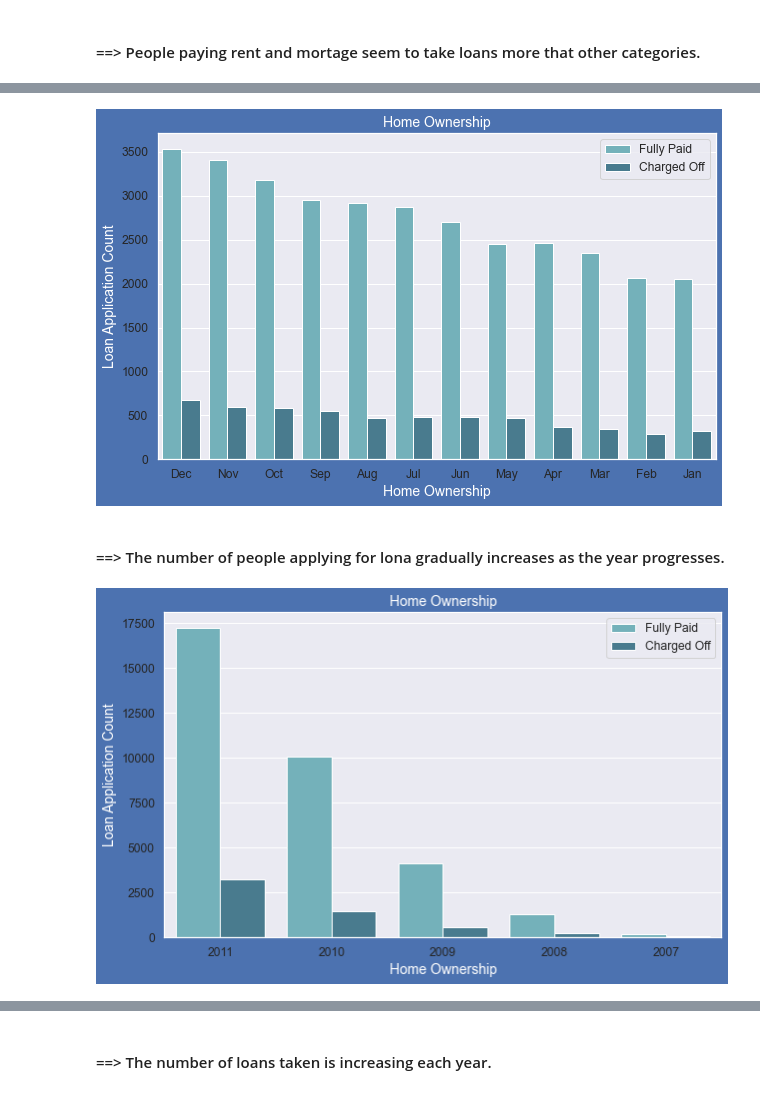
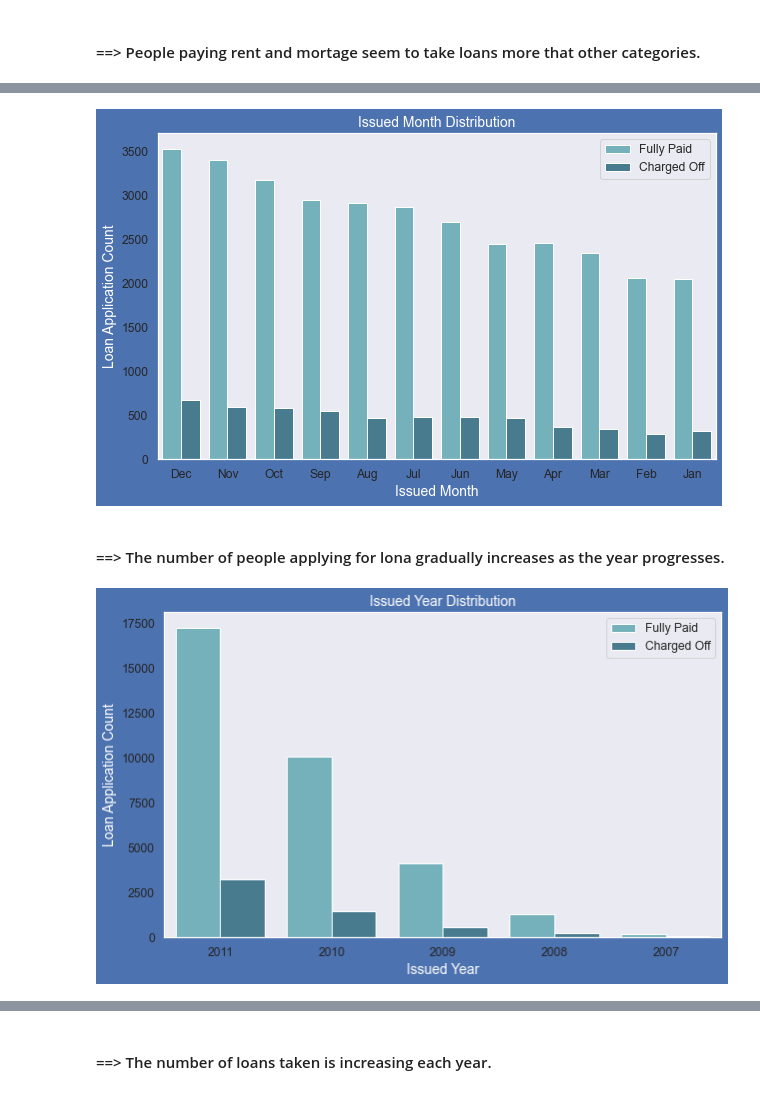
Before and after one commit to ArjunAshokKumar/Lending-Club-Case-Study, a Jupyter notebook: Niraj Kumar.ipynb, the cells around one changed output, grey strips where cells are left out. Saved outputs shown, nothing was run; the diff lists cells and outputs as text; code cells hidden in the pictures.

```diff
--- a/Niraj Kumar.ipynb
+++ b/Niraj Kumar.ipynb
@@ -681,25 +694,25 @@ plt.show()
 # %%
 plt.figure(figsize=(10,6),facecolor='b')
 ax = sns.countplot(x="issue_d_mnth",data=master_frame,hue='loan_status',palette='GnBu_d')
 ax.legend(bbox_to_anchor=(1, 1))
-ax.set_title('Home Ownership',fontsize=14,color='w')
-ax.set_xlabel('Home Ownership',fontsize=14,color = 'w')
+ax.set_title('Issued Month Distribution',fontsize=14,color='w')
+ax.set_xlabel('Issued Month',fontsize=14,color = 'w')
 ax.set_ylabel('Loan Application Count',fontsize=14,color = 'w')
 plt.show()
 # %% [output]
-[figure, old version]
+[figure, new version]
 # %% [markdown]
 #### ==> The number of people applying for lona gradually increases as the year progresses.
 # %%
 plt.figure(figsize=(10,6),facecolor='b')
 ax = sns.countplot(x="issue_d_year",data=master_frame,hue='loan_status',palette='GnBu_d')
 ax.legend(bbox_to_anchor=(1, 1))
-ax.set_title('Home Ownership',fontsize=14,color='w')
-ax.set_xlabel('Home Ownership',fontsize=14,color = 'w')
+ax.set_title('Issued Year Distribution',fontsize=14,color='w')
+ax.set_xlabel('Issued Year',fontsize=14,color = 'w')
 ax.set_ylabel('Loan Application Count',fontsize=14,color = 'w')
 plt.show()
 # %% [output]
-[figure, old version]
+[figure, new version]
 # %%
 master_frame.issue_d_year.value_counts().plot.bar()
 # %% [output]
```
Also changed, not shown: parts of 26 cells of this notebook, 1 other file.
